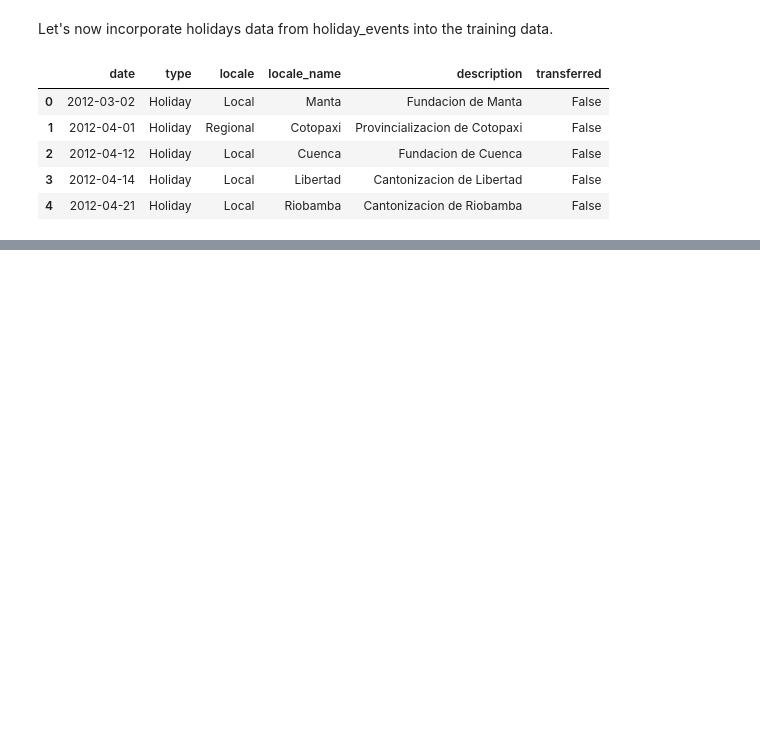
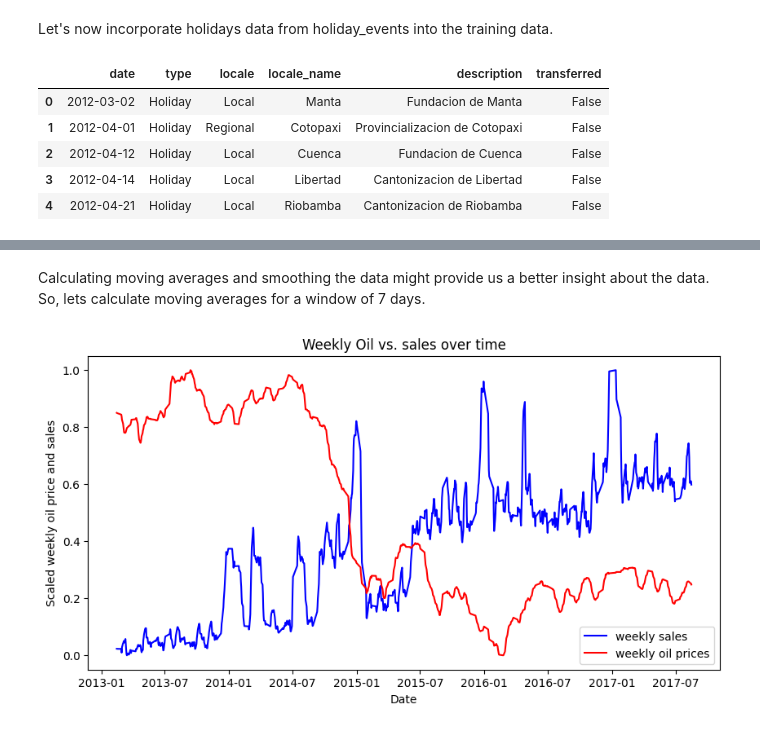
Before and after one commit to geethavenk/Sales_forecasting, a Jupyter notebook: notebooks/EDA_V1.ipynb, the cells around one changed output, grey strips where cells are left out. Cells and saved outputs as stored; diff of their text form; code cells hidden in the pictures; blank space fills up the shorter version.

```diff
--- a/notebooks/EDA_V1.ipynb
+++ b/notebooks/EDA_V1.ipynb
@@ -433,0 +521,24 @@ national_holidays = holidays[(holidays['locale' == 'National']) & () & ()]
+# %% [markdown]
+Calculating moving averages and smoothing the data might provide us a better insight about the data. So, lets calculate moving averages for a window of 7 days.
+# %%
+# moving averages and smooth oil and sales data
+window = 7
+
+sales_and_oil['sales_ma'] = sales_and_oil['sales'].rolling(window=window).mean()
+sales_and_oil['dcoilwtico_ma'] = sales_and_oil['dcoilwtico'].rolling(window=window).mean()
+
+scaler = MinMaxScaler()
+sales_and_oil[['sales_ma_scaled', 'dcoilwtico_ma_scaled']] = scaler.fit_transform(sales_and_oil[['sales_ma', 'dcoilwtico_ma']])
+sales_and_oil.dropna(inplace=True)
+
+#plot smoothed and scaled sales and oil prices
+plt.figure(figsize=(10,5))
+plt.plot(sales_and_oil['date'], sales_and_oil['sales_ma_scaled'], color='blue', label='weekly sales')
+plt.plot(sales_and_oil['date'], sales_and_oil['dcoilwtico_ma_scaled'], color='red', label='weekly oil prices')
+plt.title('Weekly Oil vs. sales over time')
+plt.xlabel('Date')
+plt.ylabel('Scaled weekly oil price and sales')
+plt.legend()
+plt.show()
+# %% [output]
+[figure, added]
```
Also changed, not shown: parts of 13 cells of this notebook.
